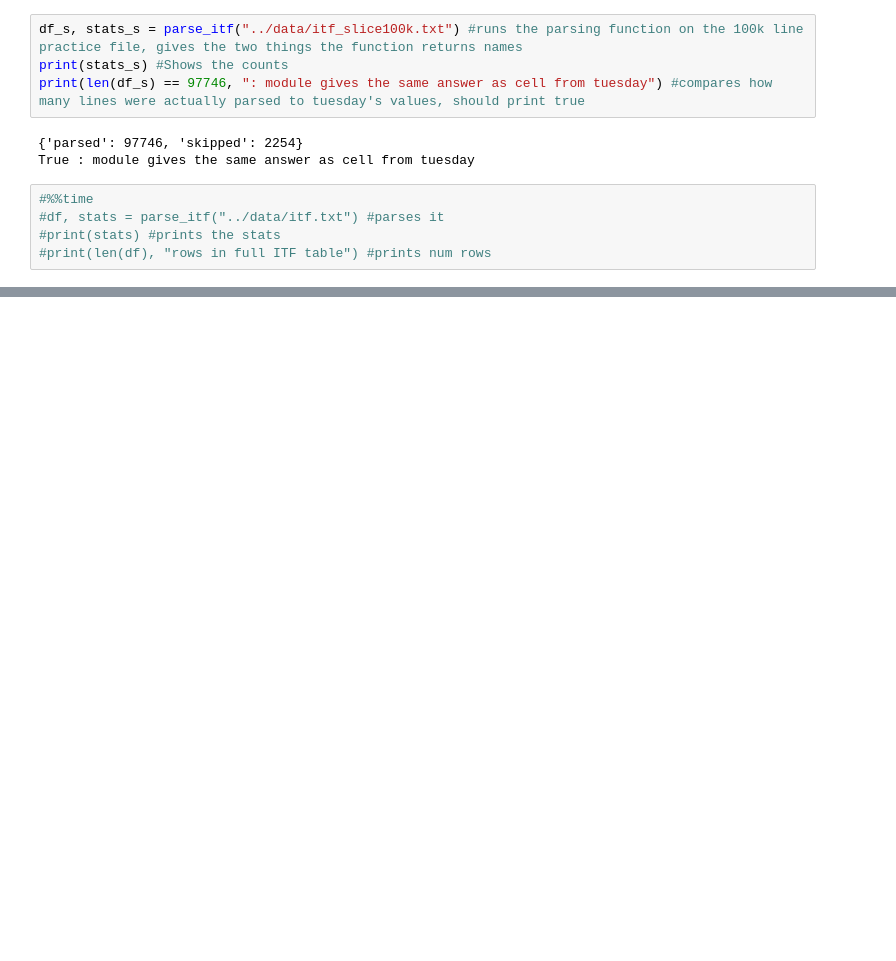
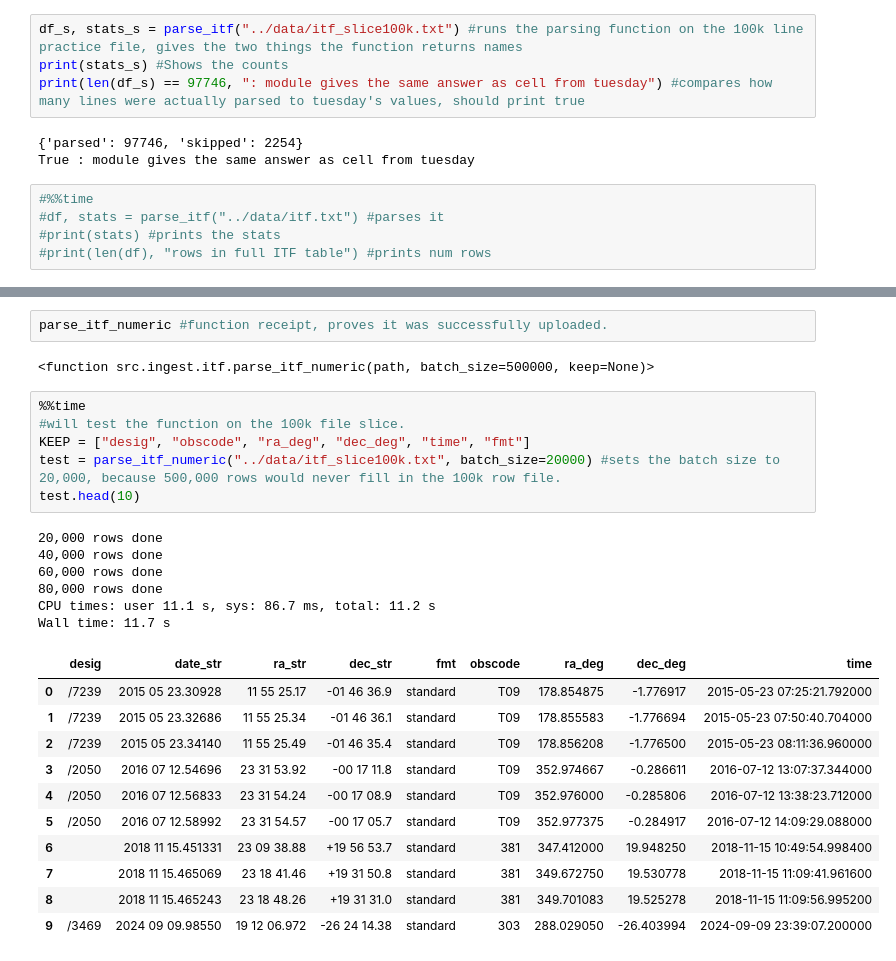
Before and after one commit to MarshallF-dev/Project-INTERLOPER, a Jupyter notebook: notebooks/04_itf_firstlook.ipynb, the cells around one changed output, grey strips where cells are left out. Drawn from its saved outputs; the diff is of its cells as text; blank space fills up the shorter version.

```diff
--- a/notebooks/04_itf_firstlook.ipynb
+++ b/notebooks/04_itf_firstlook.ipynb
@@ -214,0 +249,28 @@ Wall time: 29.8 s
+# %%
+parse_itf_numeric #function receipt, proves it was successfully uploaded.
+# %% [output]
+<function src.ingest.itf.parse_itf_numeric(path, batch_size=500000, keep=None)>
+# %%
+%%time
+#will test the function on the 100k file slice.
+KEEP = ["desig", "obscode", "ra_deg", "dec_deg", "time", "fmt"]
+test = parse_itf_numeric("../data/itf_slice100k.txt", batch_size=20000) #sets the batch size to 20,000, because 500,000 rows would never fill in the 100k row file.
+test.head(10)
+# %% [output]
+20,000 rows done
+40,000 rows done
+60,000 rows done
+80,000 rows done
+CPU times: user 11.1 s, sys: 86.7 ms, total: 11.2 s
+Wall time: 11.7 s
+|  | desig | date_str | ra_str | dec_str | fmt | obscode | ra_deg | dec_deg | time |
+| 0 | /7239 | 2015 05 23.30928 | 11 55 25.17 | -01 46 36.9 | standard | T09 | 178.854875 | -1.776917 | 2015-05-23 07:25:21.792000 |
+| 1 | /7239 | 2015 05 23.32686 | 11 55 25.34 | -01 46 36.1 | standard | T09 | 178.855583 | -1.776694 | 2015-05-23 07:50:40.704000 |
+| 2 | /7239 | 2015 05 23.34140 | 11 55 25.49 | -01 46 35.4 | standard | T09 | 178.856208 | -1.776500 | 2015-05-23 08:11:36.960000 |
+| 3 | /2050 | 2016 07 12.54696 | 23 31 53.92 | -00 17 11.8 | standard | T09 | 352.974667 | -0.286611 | 2016-07-12 13:07:37.344000 |
+| 4 | /2050 | 2016 07 12.56833 | 23 31 54.24 | -00 17 08.9 | standard | T09 | 352.976000 | -0.285806 | 2016-07-12 13:38:23.712000 |
+| 5 | /2050 | 2016 07 12.58992 | 23 31 54.57 | -00 17 05.7 | standard | T09 | 352.977375 | -0.284917 | 2016-07-12 14:09:29.088000 |
+| 6 |  | 2018 11 15.451331 | 23 09 38.88 | +19 56 53.7 | standard | 381 | 347.412000 | 19.948250 | 2018-11-15 10:49:54.998400 |
+| 7 |  | 2018 11 15.465069 | 23 18 41.46 | +19 31 50.8 | standard | 381 | 349.672750 | 19.530778 | 2018-11-15 11:09:41.961600 |
+| 8 |  | 2018 11 15.465243 | 23 18 48.26 | +19 31 31.0 | standard | 381 | 349.701083 | 19.525278 | 2018-11-15 11:09:56.995200 |
+| 9 | /3469 | 2024 09 09.98550 | 19 12 06.972 | -26 24 14.38 | standard | 303 | 288.029050 | -26.403994 | 2024-09-09 23:39:07.200000 |
```
Also changed, not shown: parts of 23 cells of this notebook, 5 other files.
